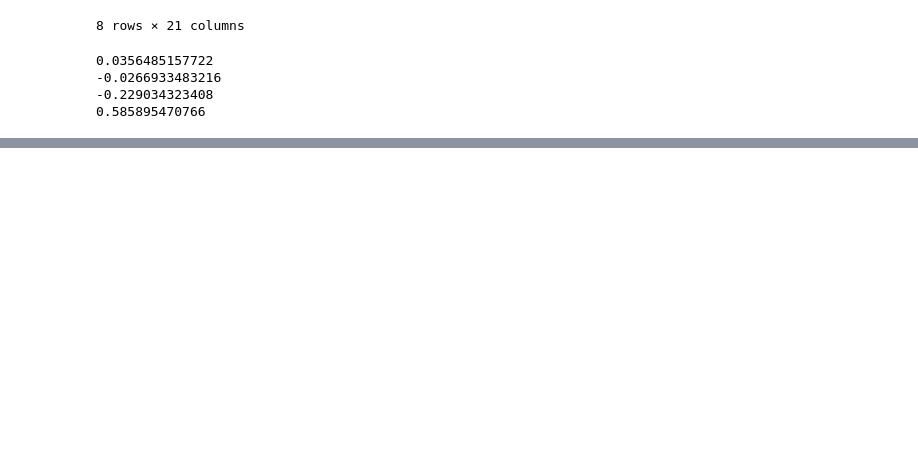
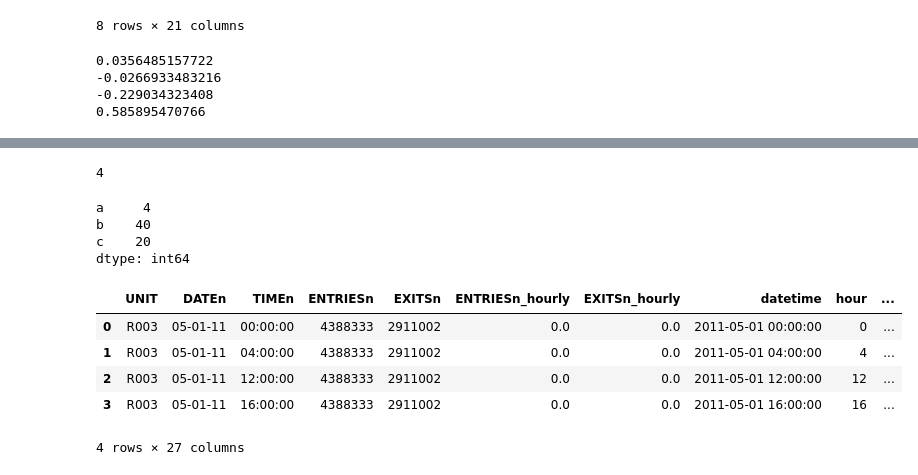
Before and after one commit to aptx4869yuyang2017/01-my-udacity, a Jupyter notebook: b-intro_to data_analysis-03pd2D-170729/b-intro_to data_analysis-03pd2D-170729.ipynb, the cells around one changed output, grey strips where cells are left out. Saved outputs shown, nothing was run; the diff lists cells and outputs as text; code cells hidden in the pictures; blank space fills up the shorter version.

```diff
--- a/b-intro_to data_analysis-03pd2D-170729/b-intro_to data_analysis-03pd2D-170729.ipynb
+++ b/b-intro_to data_analysis-03pd2D-170729/b-intro_to data_analysis-03pd2D-170729.ipynb
@@ -158,0 +322,4 @@ print correlation(entries, cum_entries)
+# %%
+find_sencond_big(df['a'])
+# %% [output]
+4
@@ -158,0 +330,7 @@ print correlation(entries, cum_entries)
+# %%
+second_largest(df)
+# %% [output]
+a     4
+b    40
+c    20
+dtype: int64
@@ -158,0 +339,9 @@ print correlation(entries, cum_entries)
+# %%
+subway_pd.head(4)
+# %% [output]
+|  | UNIT | DATEn | TIMEn | ENTRIESn | EXITSn | ENTRIESn_hourly | EXITSn_hourly | datetime | hour | ... |
+| 0 | R003 | 05-01-11 | 00:00:00 | 4388333 | 2911002 | 0.0 | 0.0 | 2011-05-01 00:00:00 | 0 | ... |
+| 1 | R003 | 05-01-11 | 04:00:00 | 4388333 | 2911002 | 0.0 | 0.0 | 2011-05-01 04:00:00 | 4 | ... |
+| 2 | R003 | 05-01-11 | 12:00:00 | 4388333 | 2911002 | 0.0 | 0.0 | 2011-05-01 12:00:00 | 12 | ... |
+| 3 | R003 | 05-01-11 | 16:00:00 | 4388333 | 2911002 | 0.0 | 0.0 | 2011-05-01 16:00:00 | 16 | ... |
+4 rows × 27 columns
```
Also changed, not shown: parts of 31 cells of this notebook, 2 other files.
